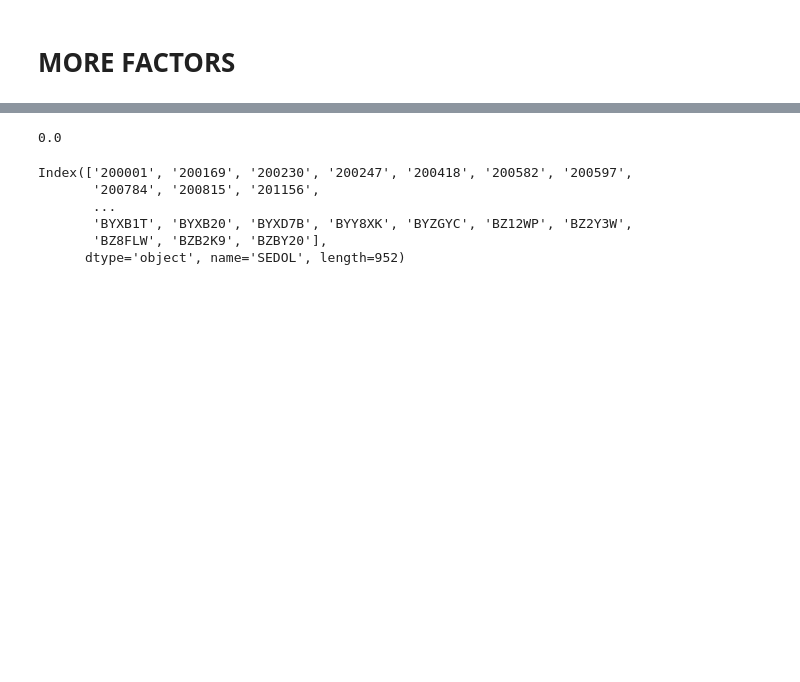
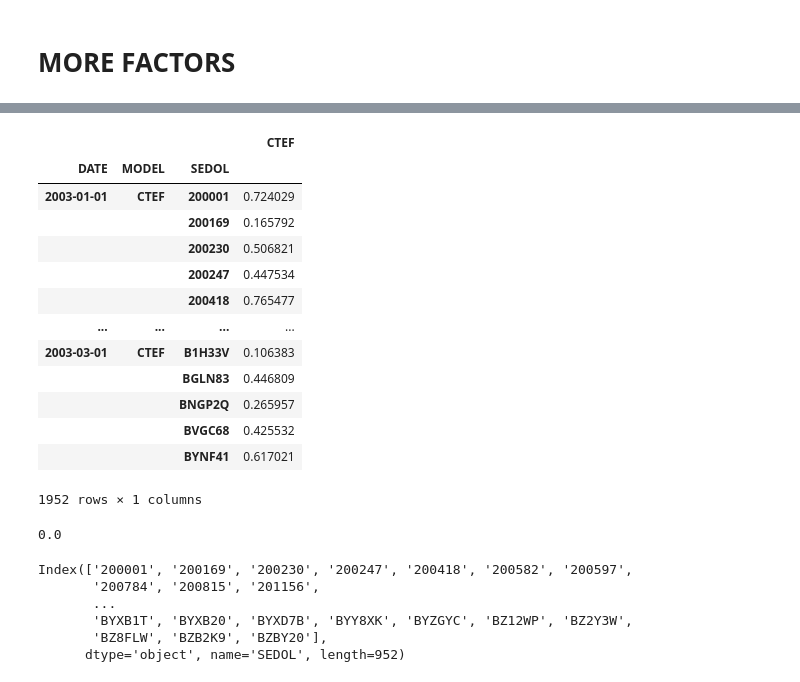
Before and after one commit to layoups/multi-factor-portfolio-construction, a Jupyter notebook: testing.ipynb, the cells around one changed output, grey strips where cells are left out. Saved outputs shown, nothing was run; the diff lists cells and outputs as text; code cells hidden in the pictures; blank space fills up the shorter version.

```diff
--- a/testing.ipynb
+++ b/testing.ipynb
@@ -48,3 +48,21 @@ df
+# %%
+df["MODEL"] = "CTEF"
+df[["MODEL", "CTEF"]].set_index("MODEL", append=True).reorder_levels(["DATE", "MODEL", "SEDOL"]).groupby(level=0).rank(pct=True)
+# %% [output]
+|  |  |  | CTEF |
+| DATE | MODEL | SEDOL |  |
+| 2003-01-01 | CTEF | 200001 | 0.724029 |
+|  |  | 200169 | 0.165792 |
+|  |  | 200230 | 0.506821 |
+|  |  | 200247 | 0.447534 |
+|  |  | 200418 | 0.765477 |
+| ... | ... | ... | ... |
+| 2003-03-01 | CTEF | B1H33V | 0.106383 |
+|  |  | BGLN83 | 0.446809 |
+|  |  | BNGP2Q | 0.265957 |
+|  |  | BVGC68 | 0.425532 |
+|  |  | BYNF41 | 0.617021 |
+1952 rows × 1 columns
 # %%
 theSedols = pd.read_csv("data/sedols.csv")
 # %%
```
Also changed, not shown: parts of 2 cells of this notebook, 1 other file.
